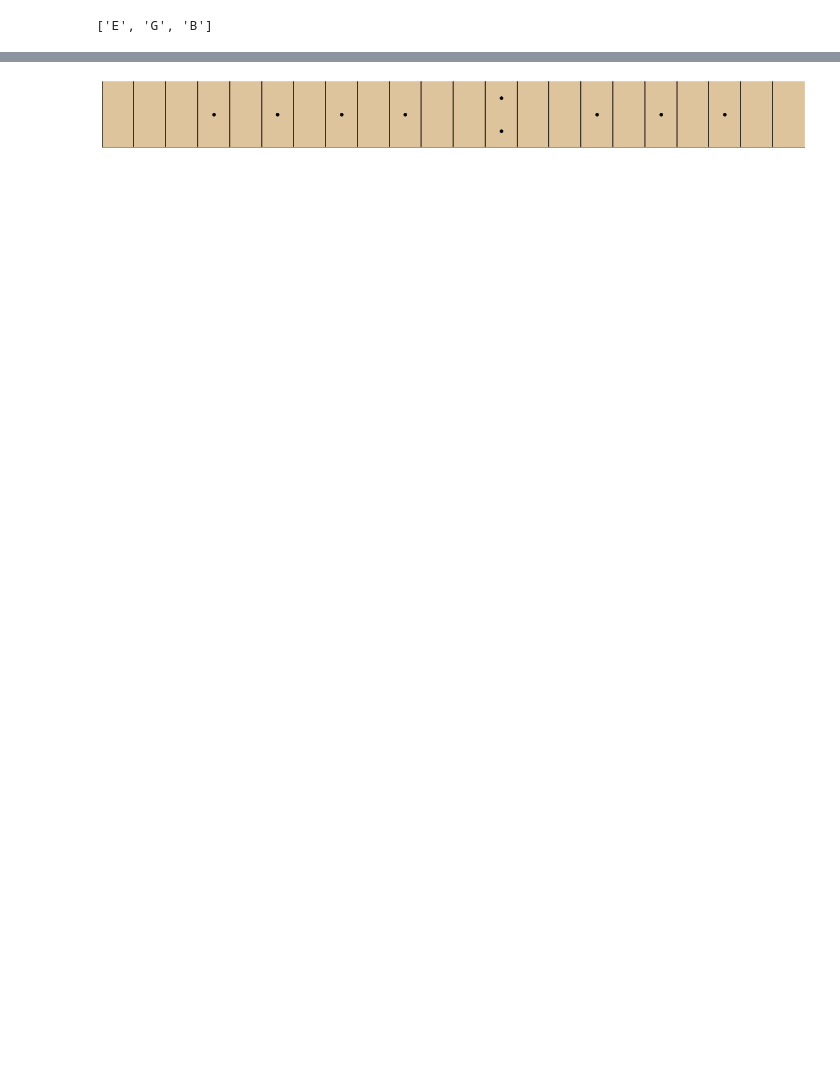
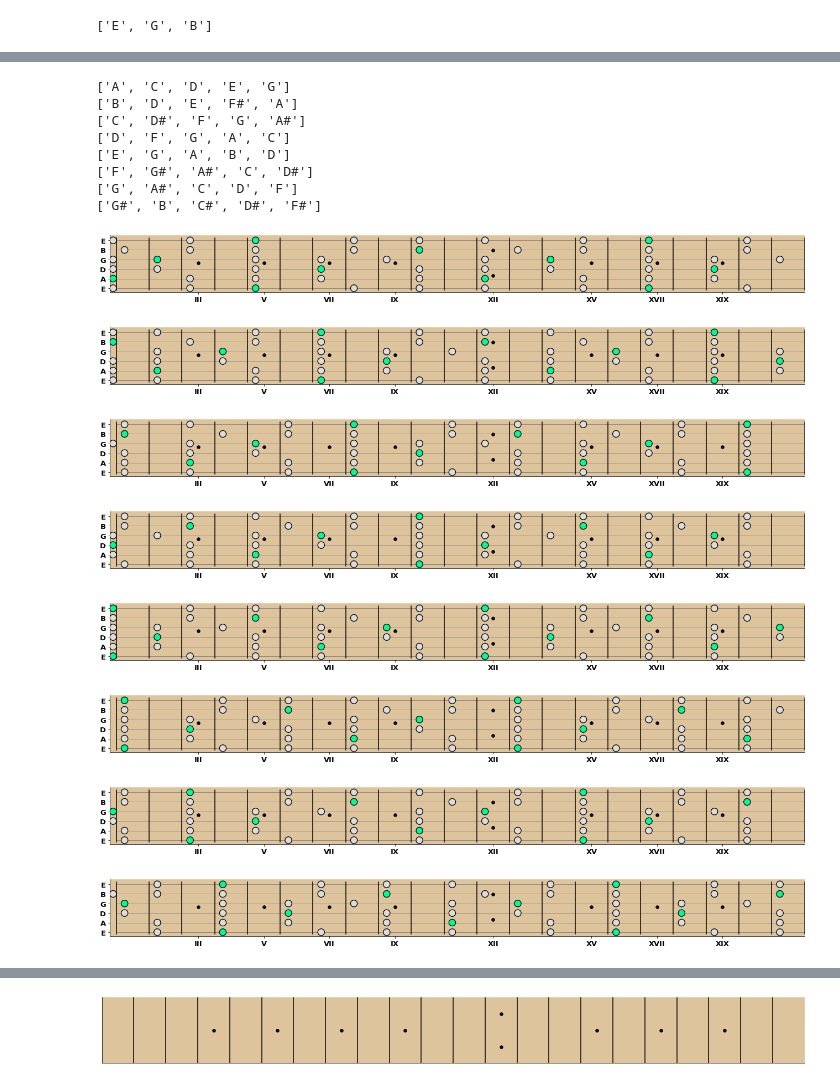
Before and after one commit to dantaki/music, a Jupyter notebook: music.ipynb, the cells around one changed output, grey strips where cells are left out. Saved outputs shown, nothing was run; the diff lists cells and outputs as text; code cells hidden in the pictures; blank space fills up the shorter version.

```diff
--- a/music.ipynb
+++ b/music.ipynb
@@ -177,3 +177,29 @@ G.f.savefig("img/scales/g_minor_harmonic_phrygian.svg")
+# %%
+n = ['A','B','C','D','E','F','G','G#']
+for n_ in n:
+    M = Music()
+    s = M.return_notes(n_,'pentatonic','minor')
+    G = Guitar(M)
+    print(s)
+    G.fret_notes(s)
+    G.f.savefig("img/scales/{}_pentatonic_minor.svg".format(n_))
+# %% [output]
+['A', 'C', 'D', 'E', 'G']
+['B', 'D', 'E', 'F#', 'A']
+['C', 'D#', 'F', 'G', 'A#']
+['D', 'F', 'G', 'A', 'C']
+['E', 'G', 'A', 'B', 'D']
+['F', 'G#', 'A#', 'C', 'D#']
+['G', 'A#', 'C', 'D', 'F']
+['G#', 'B', 'C#', 'D#', 'F#']
+[figure, added]
+[figure, added]
+[figure, added]
+[figure, added]
+[figure, added]
+[figure, added]
+[figure, added]
+[figure, added]
 # %%
 n = ['A','B','C','D','E','F','G']
 for n_ in n:
```
Also changed, not shown: parts of 2 cells of this notebook, 19 other files.
